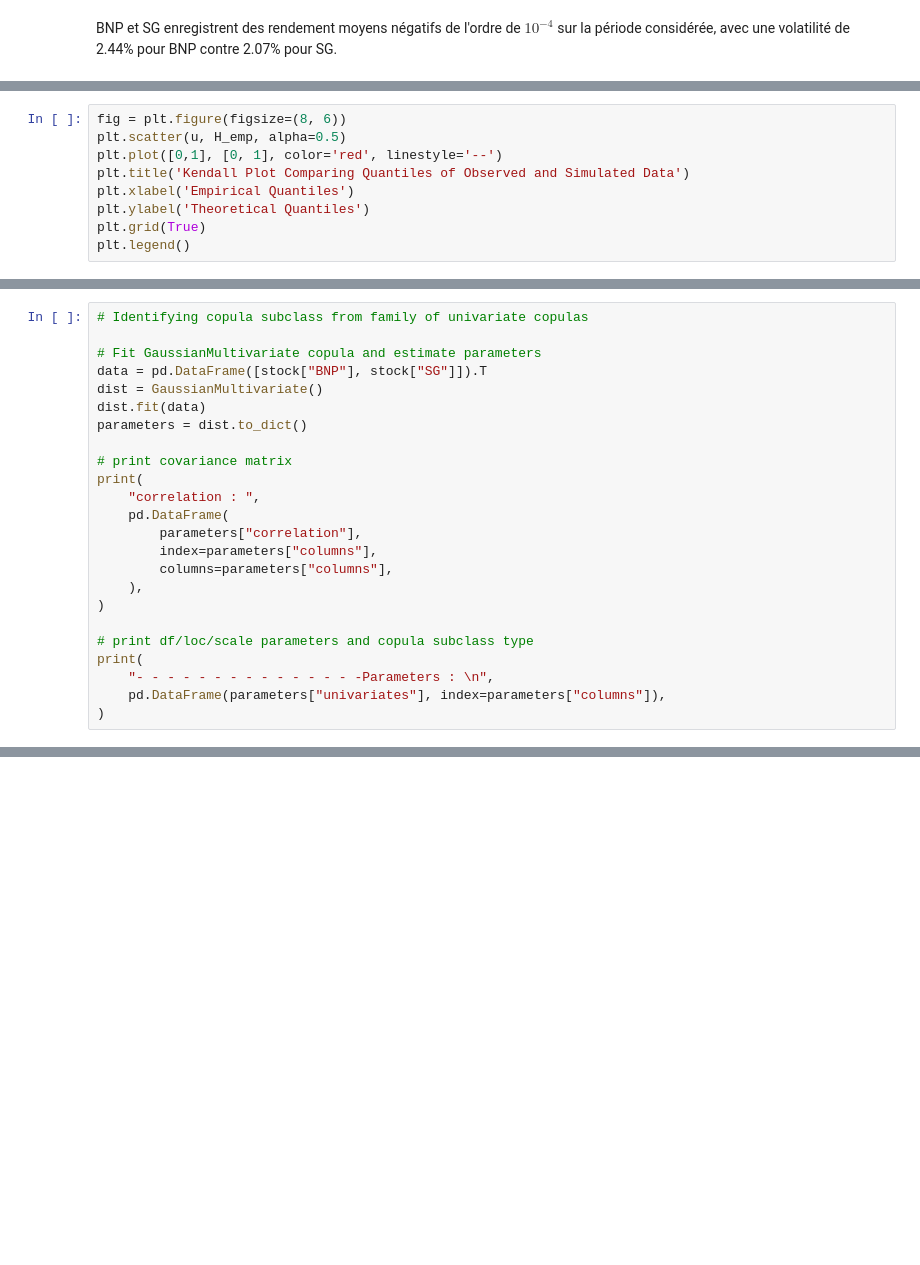
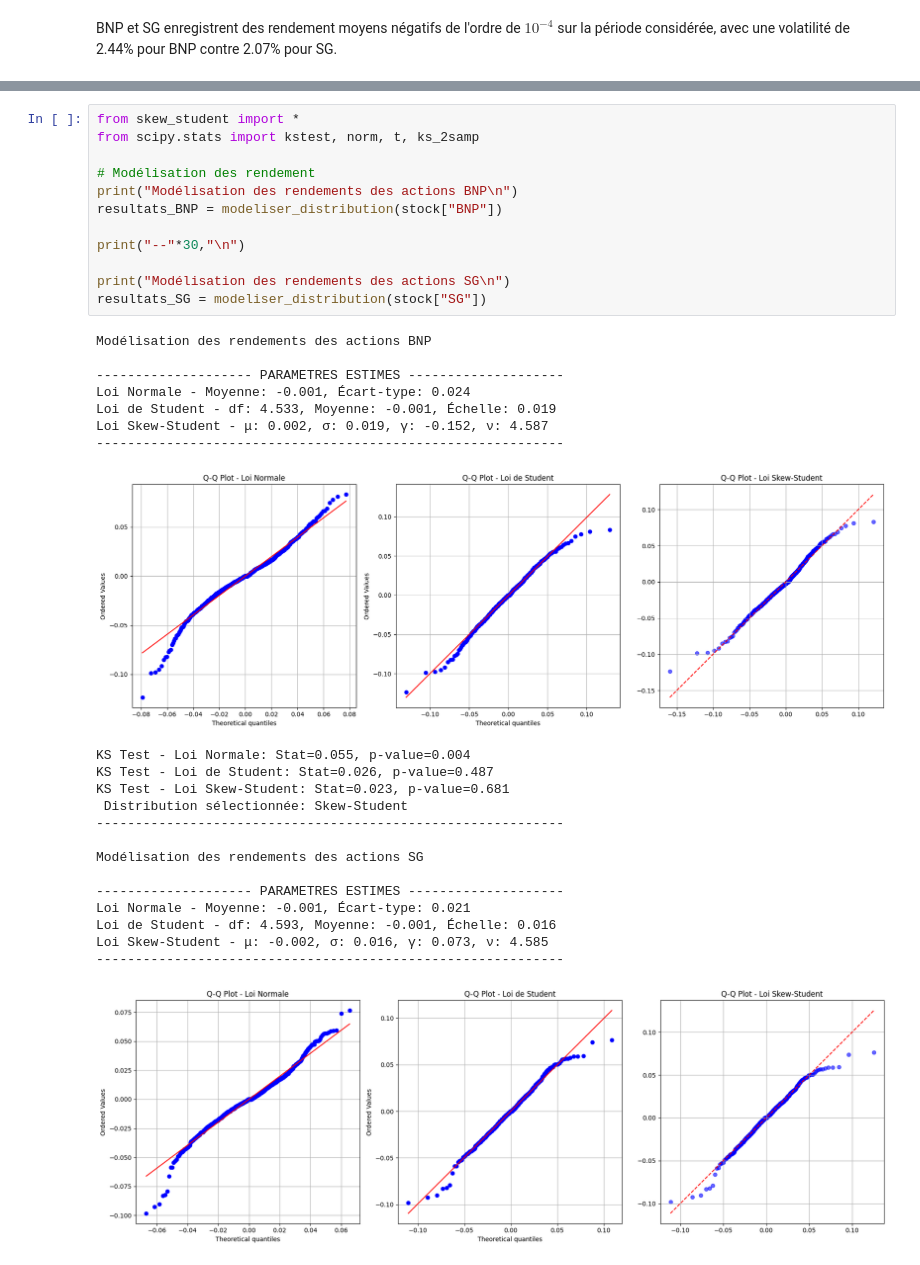
Before and after one commit to usenameFD/Asset-management, a Jupyter notebook: Copulus/deba.ipynb, the cells around one changed output, grey strips where cells are left out. Saved outputs shown, nothing was run; the diff lists cells and outputs as text; blank space fills up the shorter version.

```diff
--- a/Copulus/deba.ipynb
+++ b/Copulus/deba.ipynb
@@ -332,9 +232,0 @@ H_theo = MC_H(3, omega)
-# %%
-fig = plt.figure(figsize=(8, 6))
-plt.scatter(u, H_emp, alpha=0.5)
-plt.plot([0,1], [0, 1], color='red', linestyle='--')
-plt.title('Kendall Plot Comparing Quantiles of Observed and Simulated Data')
-plt.xlabel('Empirical Quantiles')
-plt.ylabel('Theoretical Quantiles')
-plt.grid(True)
-plt.legend()
@@ -346,24 +232,0 @@ ValueError: x and y must be the same size
-# %%
-# Identifying copula subclass from family of univariate copulas
-
-# Fit GaussianMultivariate copula and estimate parameters
-data = pd.DataFrame([stock["BNP"], stock["SG"]]).T
-dist = GaussianMultivariate()
-dist.fit(data)
-parameters = dist.to_dict()
-
-# print covariance matrix
-print(
-    "correlation : ",
-    pd.DataFrame(
-        parameters["correlation"],
-        index=parameters["columns"],
-        columns=parameters["columns"],
-    ),
-)
-
-# print df/loc/scale parameters and copula subclass type
-print(
-    "- - - - - - - - - - - - - - -Parameters : \n",
-    pd.DataFrame(parameters["univariates"], index=parameters["columns"]),
-)
@@ -830,0 +358,35 @@ NotImplementedError:
+# %%
+from skew_student import *
+from scipy.stats import kstest, norm, t, ks_2samp
+
+# Modélisation des rendement
+print("Modélisation des rendements des actions BNP\n")
+resultats_BNP = modeliser_distribution(stock["BNP"])
+
+print("--"*30,"\n")
+
+print("Modélisation des rendements des actions SG\n")
+resultats_SG = modeliser_distribution(stock["SG"])
+# %% [output]
+Modélisation des rendements des actions BNP
+
+-------------------- PARAMETRES ESTIMES --------------------
+Loi Normale - Moyenne: -0.001, Écart-type: 0.024
+Loi de Student - df: 4.533, Moyenne: -0.001, Échelle: 0.019
+Loi Skew-Student - μ: 0.002, σ: 0.019, γ: -0.152, ν: 4.587
+------------------------------------------------------------
+[figure, added]
+KS Test - Loi Normale: Stat=0.055, p-value=0.004
+KS Test - Loi de Student: Stat=0.026, p-value=0.487
+KS Test - Loi Skew-Student: Stat=0.023, p-value=0.681
+ Distribution sélectionnée: Skew-Student
+------------------------------------------------------------
+
+Modélisation des rendements des actions SG
+
+-------------------- PARAMETRES ESTIMES --------------------
+Loi Normale - Moyenne: -0.001, Écart-type: 0.021
+Loi de Student - df: 4.593, Moyenne: -0.001, Échelle: 0.016
+Loi Skew-Student - μ: -0.002, σ: 0.016, γ: 0.073, ν: 4.585
+------------------------------------------------------------
+[figure, added]
```
Also changed, not shown: parts of 60 cells of this notebook, 5 other files.
